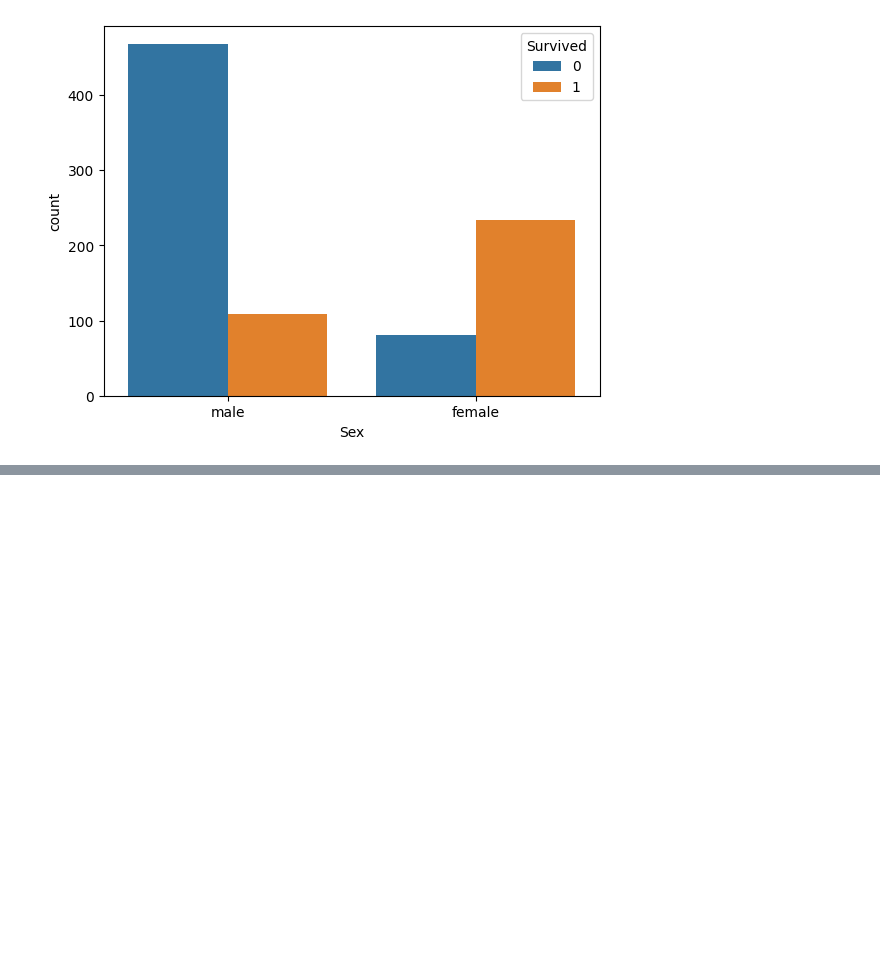
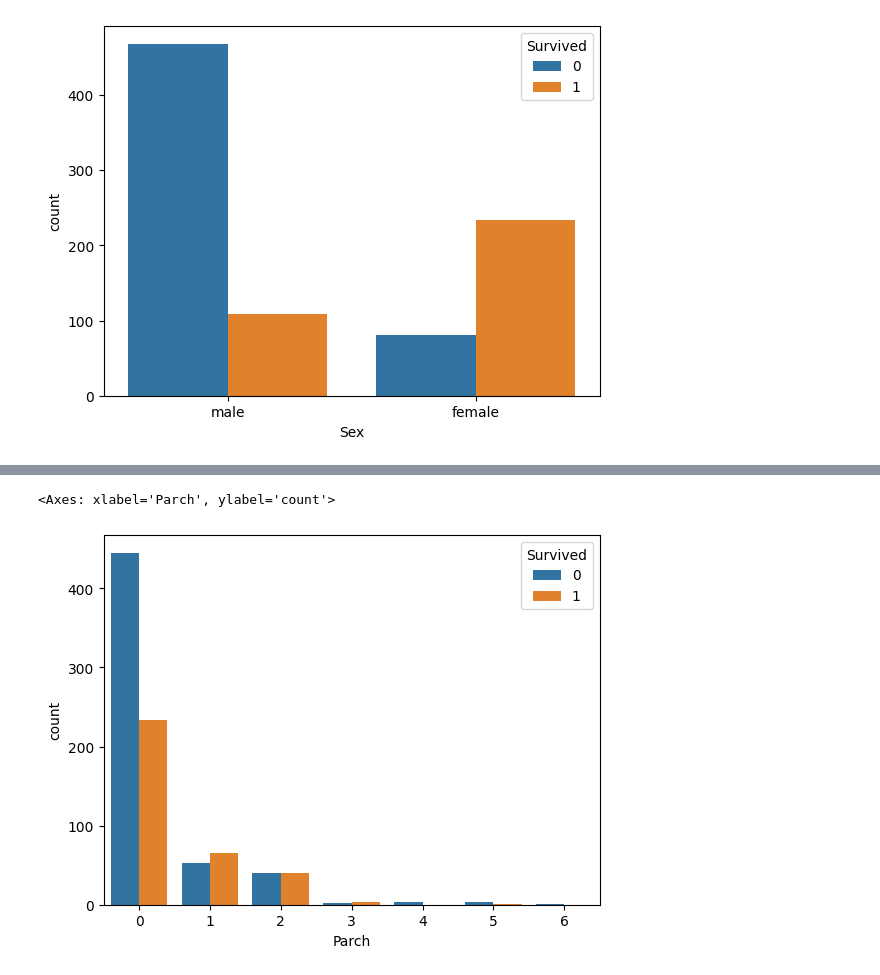
Before and after one commit to ArthurWuTW/kaggle-machine-learning, a Jupyter notebook: titanic_analysis.ipynb, the cells around one changed output, grey strips where cells are left out. Saved outputs shown, nothing was run; the diff lists cells and outputs as text; code cells hidden in the pictures; blank space fills up the shorter version.

```diff
--- a/titanic_analysis.ipynb
+++ b/titanic_analysis.ipynb
@@ -148,0 +212,5 @@ sns.countplot(x='Sex', hue = 'Survived', data=train)
+# %%
+sns.countplot(x='Parch', hue='Survived', data=train)
+# %% [output]
+<Axes: xlabel='Parch', ylabel='count'>
+[figure, added]
```
Also changed, not shown: parts of 9 cells of this notebook.
